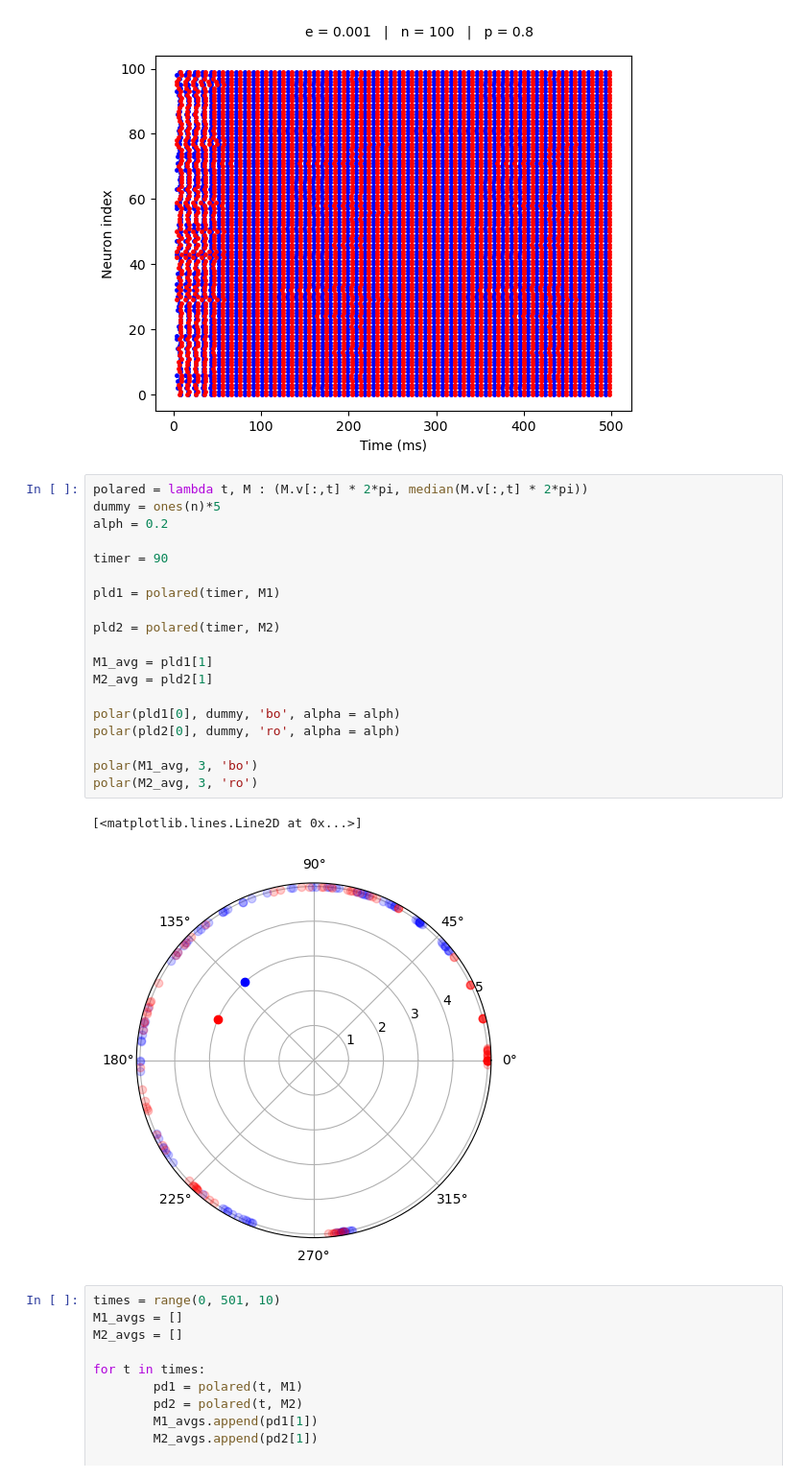
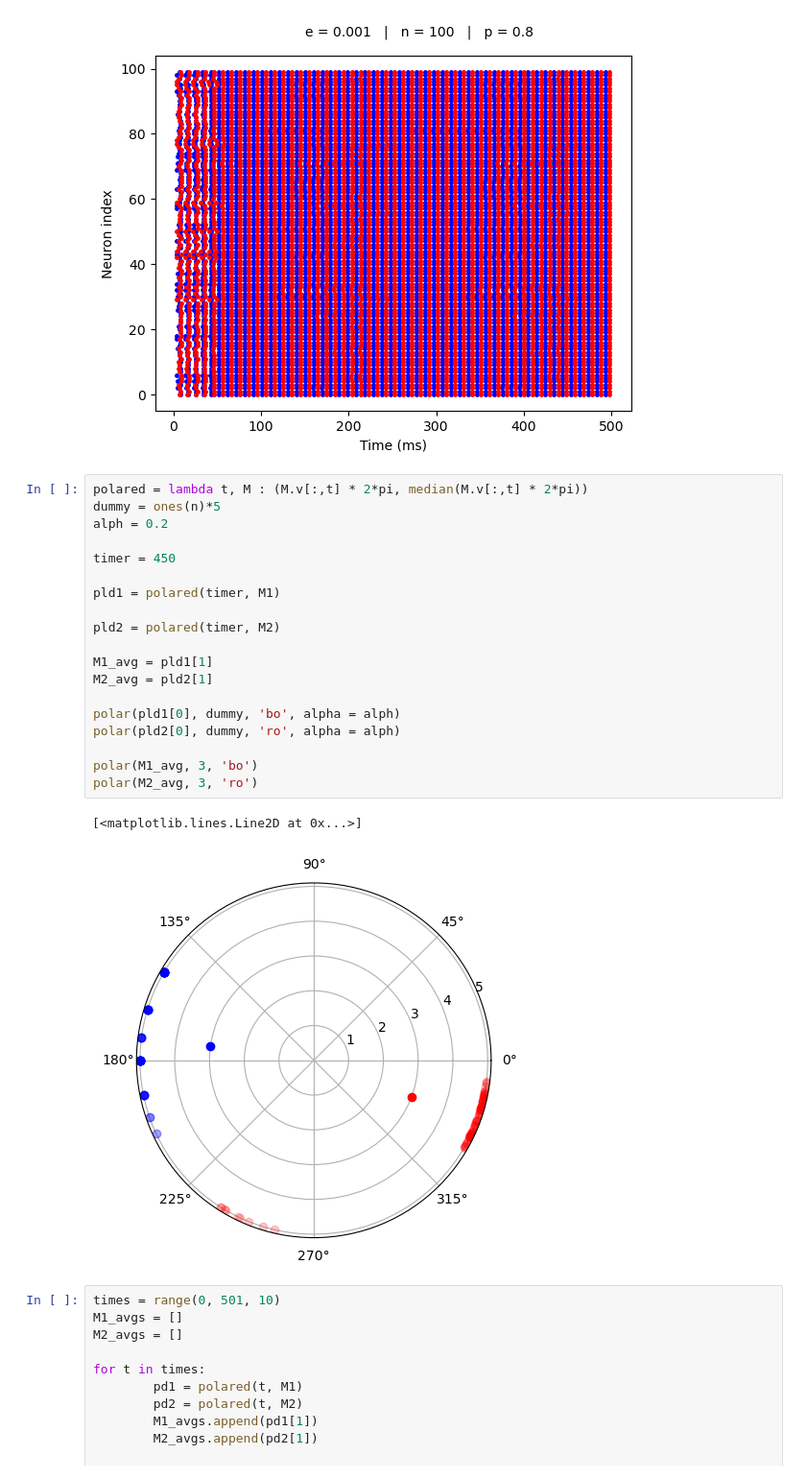
Before and after one commit to ch3rryblossom/sudoku-network, a Jupyter notebook: bipartite.ipynb, the cells around one changed output. Shown at 96% size. Drawn from its saved outputs; the diff is of its cells as text.

Commit message:
Appropriate polar plot

```diff
--- a/bipartite.ipynb
+++ b/bipartite.ipynb
@@ -397,25 +397,25 @@ show()
 # %%
 polared = lambda t, M : (M.v[:,t] * 2*pi, median(M.v[:,t] * 2*pi))
 dummy = ones(n)*5
 alph = 0.2
 
-timer = 90
+timer = 450
 
 pld1 = polared(timer, M1)
 
 pld2 = polared(timer, M2)
 
 M1_avg = pld1[1]
 M2_avg = pld2[1]
 
 polar(pld1[0], dummy, 'bo', alpha = alph)
 polar(pld2[0], dummy, 'ro', alpha = alph)
 
 polar(M1_avg, 3, 'bo')
 polar(M2_avg, 3, 'ro')
 # %% [output]
 [<matplotlib.lines.Line2D at 0x...>]
-[figure, old version]
+[figure, new version]
 # %%
 times = range(0, 501, 10)
 M1_avgs = []
```
Also changed, not shown: parts of 1 cell of this notebook.
